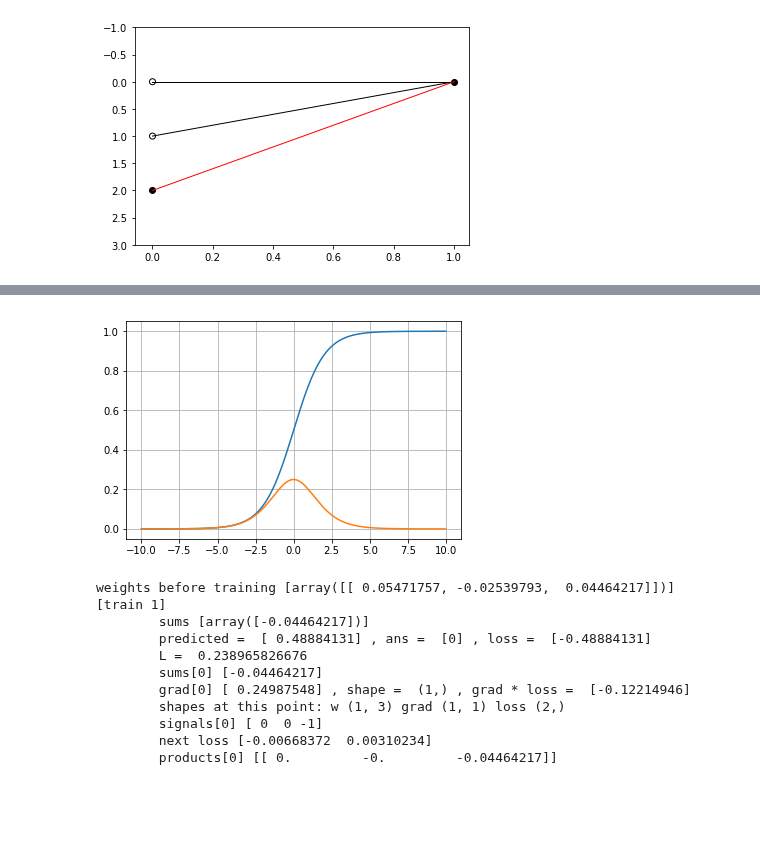
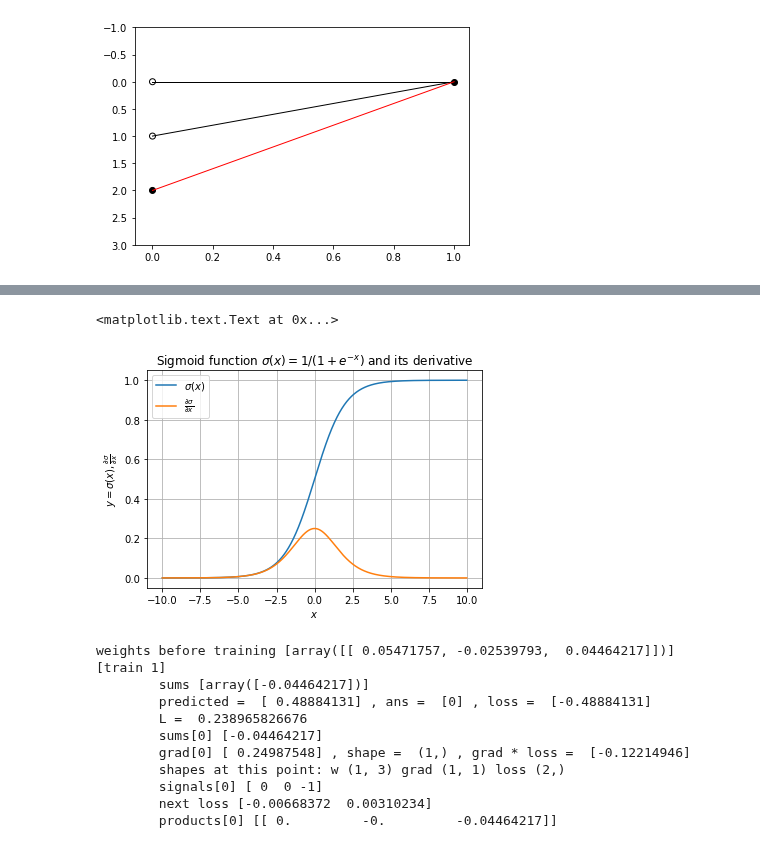
Before and after one commit to msakuta/notebooks, a Jupyter notebook: SimpleNeuralNetwork.ipynb, the cells around one changed output, grey strips where cells are left out. Drawn from its saved outputs; the diff is of its cells as text; code cells hidden in the pictures; blank space fills up the shorter version.

```diff
--- a/SimpleNeuralNetwork.ipynb
+++ b/SimpleNeuralNetwork.ipynb
@@ -58,3 +58,13 @@ plotnodes(weights,in1)
 # %% [output]
 (1, 3)
 [figure]
+# %%
+def step(x):
+    return 0 < x
+
+x = np.arange(-10,10,0.01)
+plt.plot(x, step(x));
+plt.grid();
+plt.title(r'Step function')
+plt.xlabel('x')
+plt.ylabel('y');
@@ -61,17 +74,22 @@ plotnodes(weights,in1)
 # %%
 def sigmoid(x):
     #return 1 / (1 + np.exp(-x)) * 2 - 1
     return 1 / (1 + np.exp(-x))
 
 def grad_sigmoid(x):
     #return 2 * np.exp(-x) / (1 + np.exp(-x)) ** 2
     return np.exp(-x) / (1 + np.exp(-x)) ** 2
 
 x = np.arange(-10,10,0.01)
 plt.plot(x, np.transpose([sigmoid(x), grad_sigmoid(x)]));
 plt.grid();
+plt.title(r'Sigmoid function $\sigma(x)=1/(1+e^{-x})$ and its derivative')
+plt.legend([r'$\sigma(x)$', r'$\frac{\partial \sigma}{\partial x}$'])
+plt.xlabel('$x$')
+plt.ylabel(r'$y=\sigma(x), \frac{\partial \sigma}{\partial x}$')
 # %% [output]
+<matplotlib.text.Text at 0x...>
-[figure, old version]
+[figure, new version]
 # %%
 def forward(x,weights):
     sums = []
```
Also changed, not shown: parts of 2 cells of this notebook, 1 other file.
